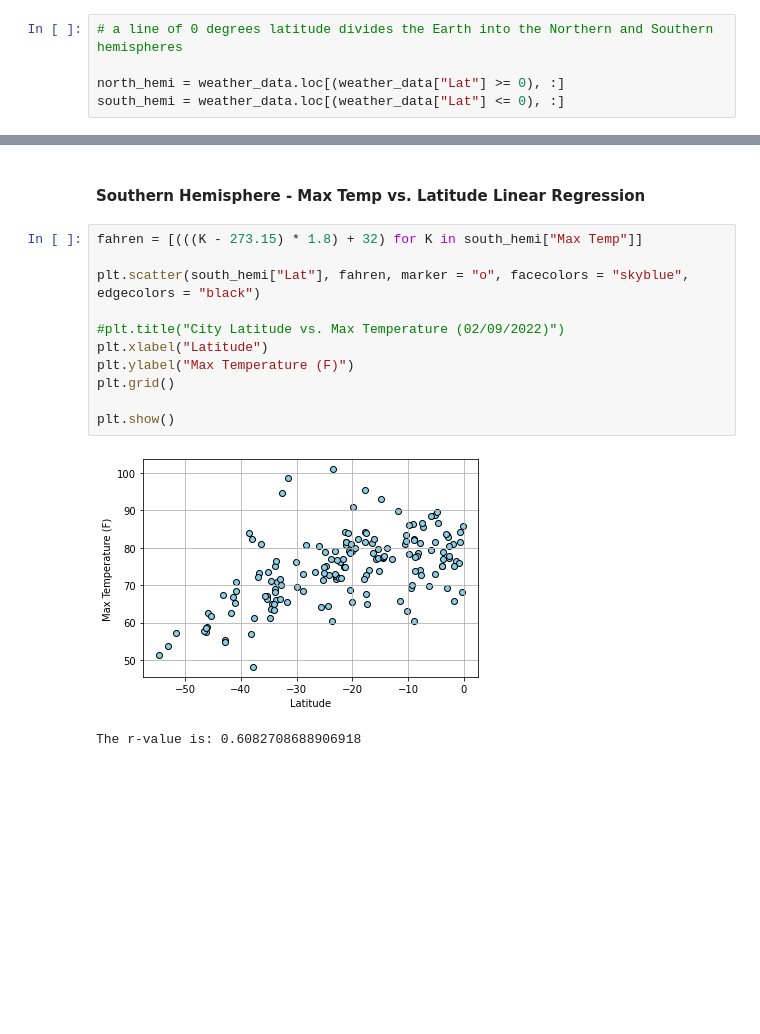
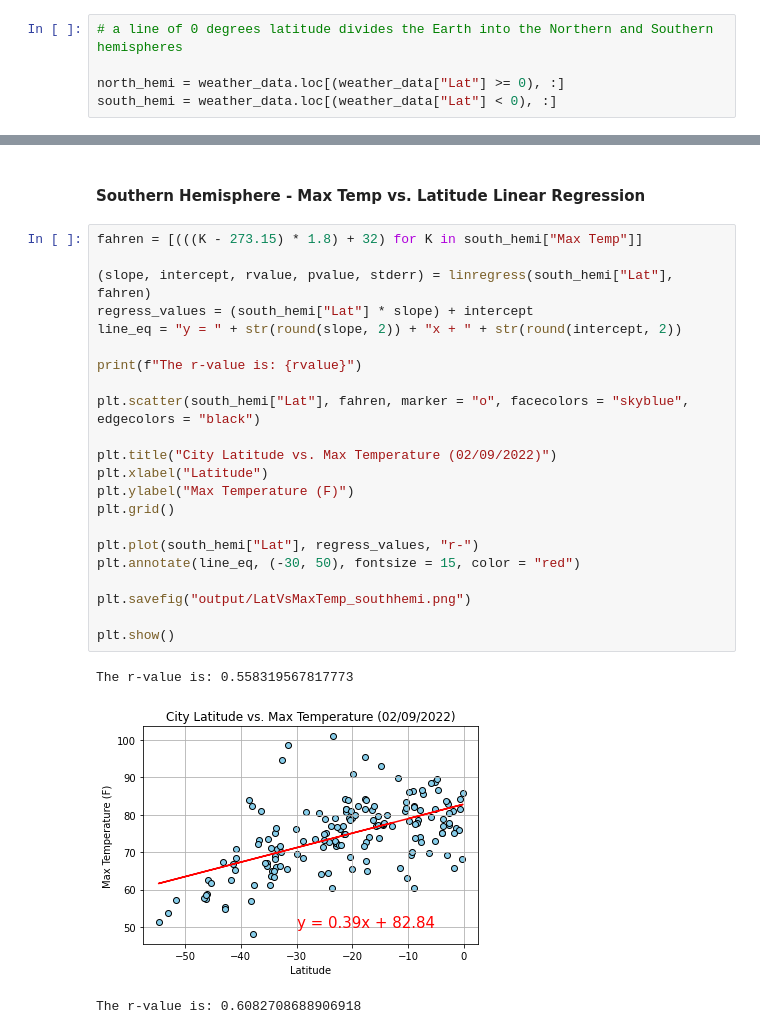
Before and after one commit to 33north/06__API__api-challenge, a Jupyter notebook: WeatherPy.ipynb, the cells around one changed output, grey strips where cells are left out. Cells and saved outputs as stored; diff of their text form; blank space fills up the shorter version.

```diff
--- a/WeatherPy.ipynb
+++ b/WeatherPy.ipynb
@@ -345,7 +359,7 @@ plt.show()
 # a line of 0 degrees latitude divides the Earth into the Northern and Southern hemispheres
 
 north_hemi = weather_data.loc[(weather_data["Lat"] >= 0), :]
-south_hemi = weather_data.loc[(weather_data["Lat"] <= 0), :]
+south_hemi = weather_data.loc[(weather_data["Lat"] < 0), :]
 # %% [markdown]
 ####  Northern Hemisphere - Max Temp vs. Latitude Linear Regression
 # %%
@@ -370,16 +396,28 @@ The r-value is: 0.46937863826630627
 # %%
 fahren = [(((K - 273.15) * 1.8) + 32) for K in south_hemi["Max Temp"]]
 
+(slope, intercept, rvalue, pvalue, stderr) = linregress(south_hemi["Lat"], fahren)
+regress_values = (south_hemi["Lat"] * slope) + intercept
+line_eq = "y = " + str(round(slope, 2)) + "x + " + str(round(intercept, 2))
+
+print(f"The r-value is: {rvalue}")
+
 plt.scatter(south_hemi["Lat"], fahren, marker = "o", facecolors = "skyblue", edgecolors = "black")
 
-#plt.title("City Latitude vs. Max Temperature (02/09/2022)")
+plt.title("City Latitude vs. Max Temperature (02/09/2022)")
 plt.xlabel("Latitude")
 plt.ylabel("Max Temperature (F)")
 plt.grid()
 
+plt.plot(south_hemi["Lat"], regress_values, "r-")
+plt.annotate(line_eq, (-30, 50), fontsize = 15, color = "red")
+
+plt.savefig("output/LatVsMaxTemp_southhemi.png")
+
 plt.show()
 # %% [output]
+The r-value is: 0.558319567817773
-[figure, old version]
+[figure, new version]
 # %%
 # %% [output]
 The r-value is: 0.6082708688906918
```
Also changed, not shown: parts of 23 cells of this notebook, 12 other files.
